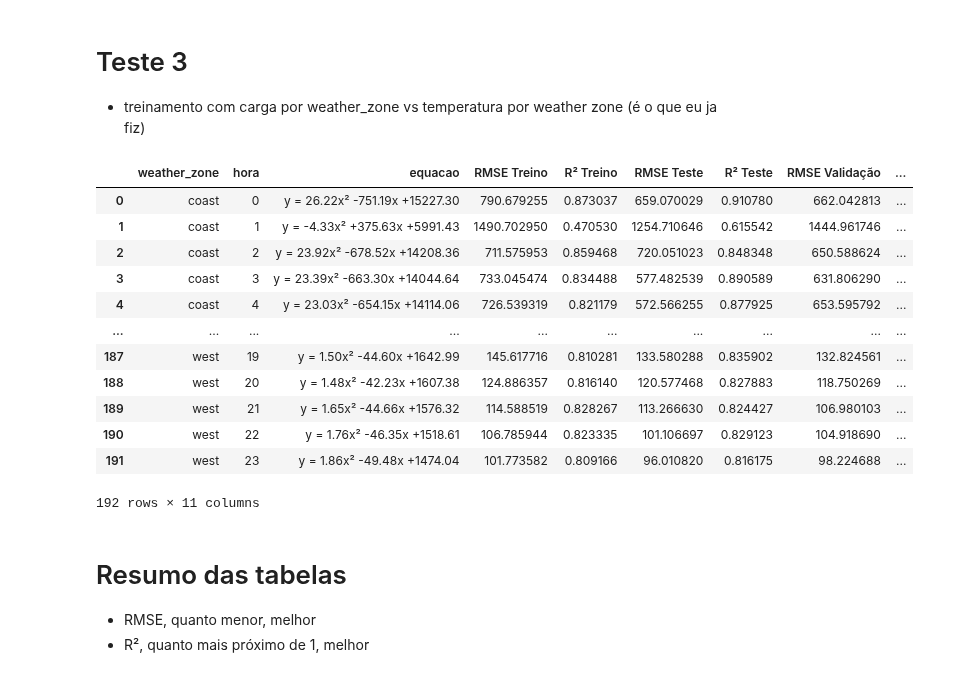
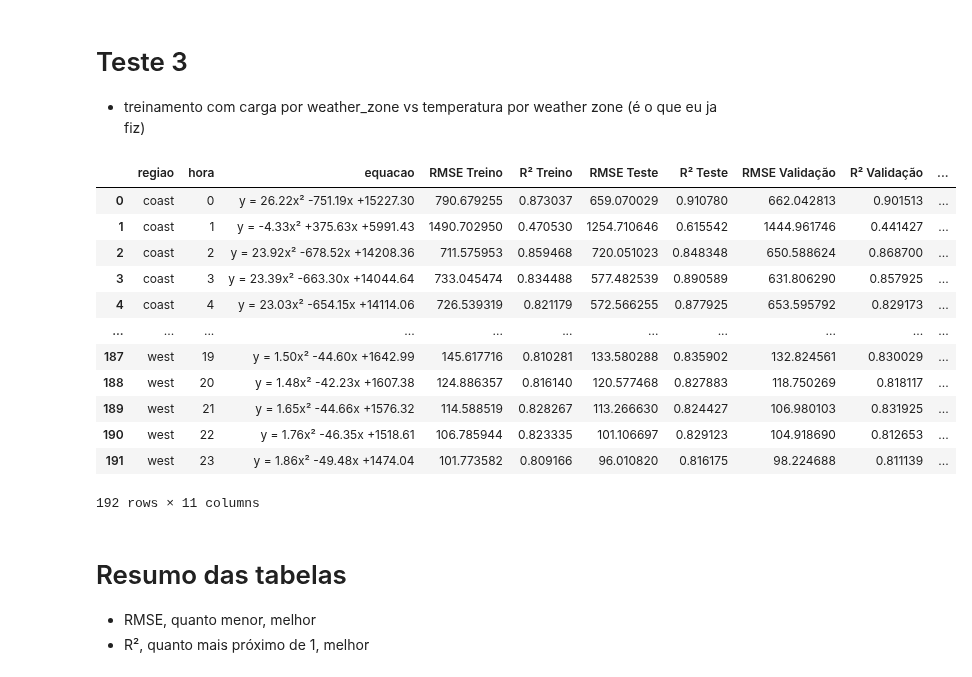
Before and after one commit to jrodrigotico/serena-tcc, a Jupyter notebook: debug_modelo.ipynb, the cells around one changed output. Cells and saved outputs as stored; diff of their text form; code cells hidden in the pictures.

```diff
--- a/debug_modelo.ipynb
+++ b/debug_modelo.ipynb
@@ -344,20 +344,21 @@ tabela2
 - treinamento com carga por weather_zone vs temperatura por weather zone (é o que eu ja fiz)
 # %%
 tabela3 = treinamento_por_weather_zone_e_hora_cv(df = df)
+tabela3 = tabela3.rename(columns={'weather_zone':'regiao'})
 tabela3
 # %% [output]
-|  | weather_zone | hora | equacao | RMSE Treino | R² Treino | RMSE Teste | R² Teste | RMSE Validação | ... |
-| 0 | coast | 0 | y = 26.22x² -751.19x +15227.30 | 790.679255 | 0.873037 | 659.070029 | 0.910780 | 662.042813 | ... |
-| 1 | coast | 1 | y = -4.33x² +375.63x +5991.43 | 1490.702950 | 0.470530 | 1254.710646 | 0.615542 | 1444.961746 | ... |
-| 2 | coast | 2 | y = 23.92x² -678.52x +14208.36 | 711.575953 | 0.859468 | 720.051023 | 0.848348 | 650.588624 | ... |
-| 3 | coast | 3 | y = 23.39x² -663.30x +14044.64 | 733.045474 | 0.834488 | 577.482539 | 0.890589 | 631.806290 | ... |
-| 4 | coast | 4 | y = 23.03x² -654.15x +14114.06 | 726.539319 | 0.821179 | 572.566255 | 0.877925 | 653.595792 | ... |
-| ... | ... | ... | ... | ... | ... | ... | ... | ... | ... |
-| 187 | west | 19 | y = 1.50x² -44.60x +1642.99 | 145.617716 | 0.810281 | 133.580288 | 0.835902 | 132.824561 | ... |
-| 188 | west | 20 | y = 1.48x² -42.23x +1607.38 | 124.886357 | 0.816140 | 120.577468 | 0.827883 | 118.750269 | ... |
-| 189 | west | 21 | y = 1.65x² -44.66x +1576.32 | 114.588519 | 0.828267 | 113.266630 | 0.824427 | 106.980103 | ... |
-| 190 | west | 22 | y = 1.76x² -46.35x +1518.61 | 106.785944 | 0.823335 | 101.106697 | 0.829123 | 104.918690 | ... |
-| 191 | west | 23 | y = 1.86x² -49.48x +1474.04 | 101.773582 | 0.809166 | 96.010820 | 0.816175 | 98.224688 | ... |
+|  | regiao | hora | equacao | RMSE Treino | R² Treino | RMSE Teste | R² Teste | RMSE Validação | R² Validação | ... |
+| 0 | coast | 0 | y = 26.22x² -751.19x +15227.30 | 790.679255 | 0.873037 | 659.070029 | 0.910780 | 662.042813 | 0.901513 | ... |
+| 1 | coast | 1 | y = -4.33x² +375.63x +5991.43 | 1490.702950 | 0.470530 | 1254.710646 | 0.615542 | 1444.961746 | 0.441427 | ... |
+| 2 | coast | 2 | y = 23.92x² -678.52x +14208.36 | 711.575953 | 0.859468 | 720.051023 | 0.848348 | 650.588624 | 0.868700 | ... |
+| 3 | coast | 3 | y = 23.39x² -663.30x +14044.64 | 733.045474 | 0.834488 | 577.482539 | 0.890589 | 631.806290 | 0.857925 | ... |
+| 4 | coast | 4 | y = 23.03x² -654.15x +14114.06 | 726.539319 | 0.821179 | 572.566255 | 0.877925 | 653.595792 | 0.829173 | ... |
+| ... | ... | ... | ... | ... | ... | ... | ... | ... | ... | ... |
+| 187 | west | 19 | y = 1.50x² -44.60x +1642.99 | 145.617716 | 0.810281 | 133.580288 | 0.835902 | 132.824561 | 0.830029 | ... |
+| 188 | west | 20 | y = 1.48x² -42.23x +1607.38 | 124.886357 | 0.816140 | 120.577468 | 0.827883 | 118.750269 | 0.818117 | ... |
+| 189 | west | 21 | y = 1.65x² -44.66x +1576.32 | 114.588519 | 0.828267 | 113.266630 | 0.824427 | 106.980103 | 0.831925 | ... |
+| 190 | west | 22 | y = 1.76x² -46.35x +1518.61 | 106.785944 | 0.823335 | 101.106697 | 0.829123 | 104.918690 | 0.812653 | ... |
+| 191 | west | 23 | y = 1.86x² -49.48x +1474.04 | 101.773582 | 0.809166 | 96.010820 | 0.816175 | 98.224688 | 0.811139 | ... |
 192 rows × 11 columns
 # %%
 # tabela1.to_excel('tabela1.xlsx')
```
Also changed, not shown: parts of 3 cells of this notebook.
